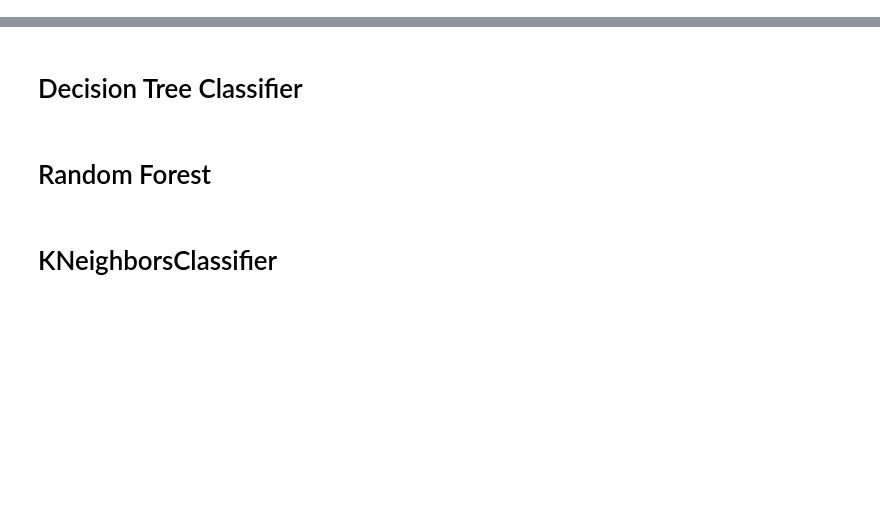
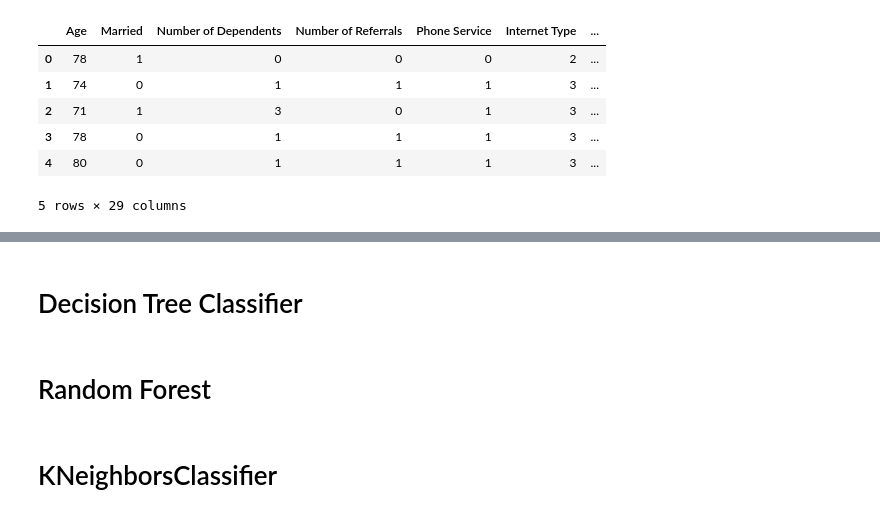
Before and after one commit to luceromendozab/Churn_Project, a Jupyter notebook: notebooks/Ajuste de modelo Variable Respuesta Balanceada.ipynb, the cells around one changed output, grey strips where cells are left out. Saved outputs shown, nothing was run; the diff lists cells and outputs as text; code cells hidden in the pictures; blank space fills up the shorter version.

```diff
--- a/notebooks/Ajuste de modelo Variable Respuesta Balanceada.ipynb
+++ b/notebooks/Ajuste de modelo Variable Respuesta Balanceada.ipynb
@@ -34,2 +91,16 @@ warnings.filterwarnings('ignore')
 # %%
 from imblearn.combine import SMOTETomek
+# %%
+smt = SMOTETomek(random_state=42)
+# %%
+X_bal, y_bal = smt.fit_resample(X, y)
+# %%
+X_bal.head()
+# %% [output]
+|  | Age | Married | Number of Dependents | Number of Referrals | Phone Service | Internet Type | ... |
+| 0 | 78 | 1 | 0 | 0 | 0 | 2 | ... |
+| 1 | 74 | 0 | 1 | 1 | 1 | 3 | ... |
+| 2 | 71 | 1 | 3 | 0 | 1 | 3 | ... |
+| 3 | 78 | 0 | 1 | 1 | 1 | 3 | ... |
+| 4 | 80 | 0 | 1 | 1 | 1 | 3 | ... |
+5 rows × 29 columns
```
Also changed, not shown: parts of 17 cells of this notebook, 1 other file.
